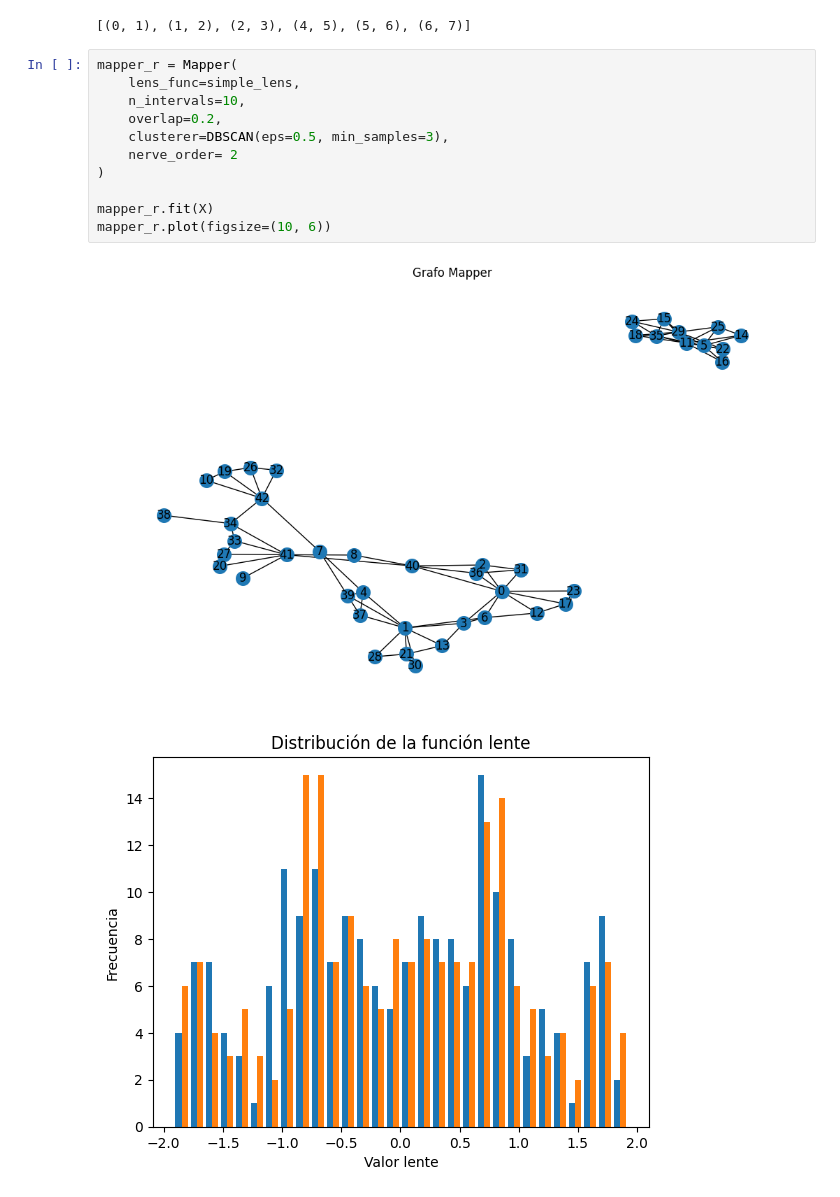
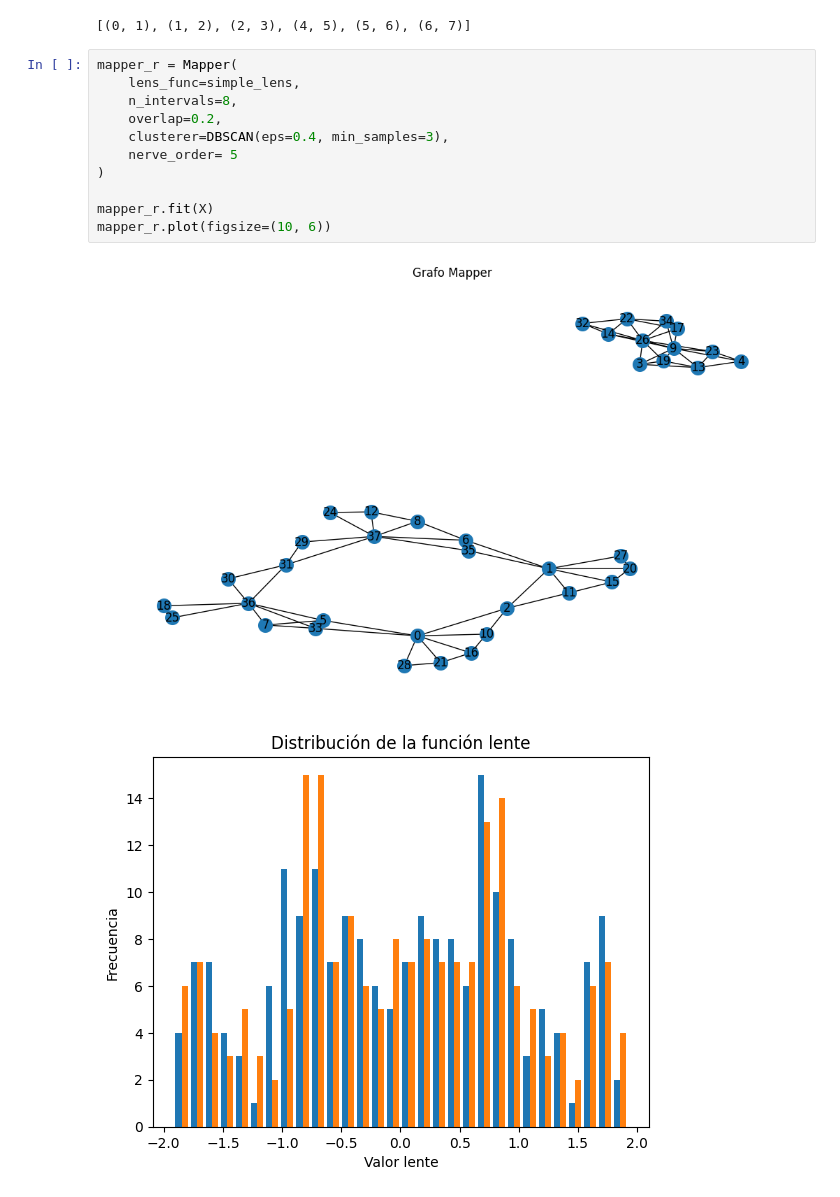
Before and after one commit to DiegoVilla03/Topological-Data-Analysis, a Jupyter notebook: rings.ipynb, the cells around one changed output. Drawn from its saved outputs; the diff is of its cells as text.

```diff
--- a/rings.ipynb
+++ b/rings.ipynb
@@ -41,14 +41,14 @@ mapper_r.nerve
 # %%
 mapper_r = Mapper(
     lens_func=simple_lens,
-    n_intervals=10,
+    n_intervals=8,
     overlap=0.2,
-    clusterer=DBSCAN(eps=0.5, min_samples=3),
-    nerve_order= 2
+    clusterer=DBSCAN(eps=0.4, min_samples=3),
+    nerve_order= 5
 )
 
 mapper_r.fit(X)
 mapper_r.plot(figsize=(10, 6))
 # %% [output]
-[figure, old version]
+[figure, new version]
 [figure]
```
Also changed, not shown: parts of 2 cells of this notebook.
